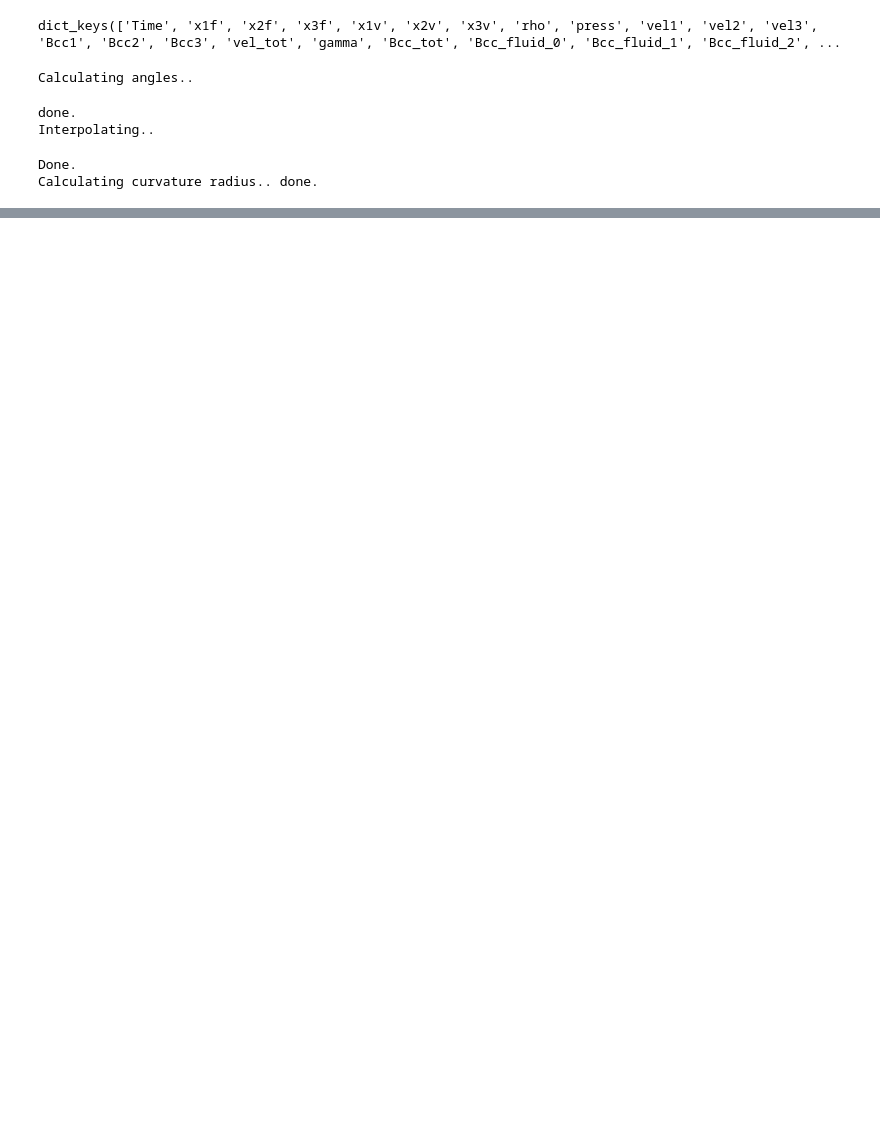
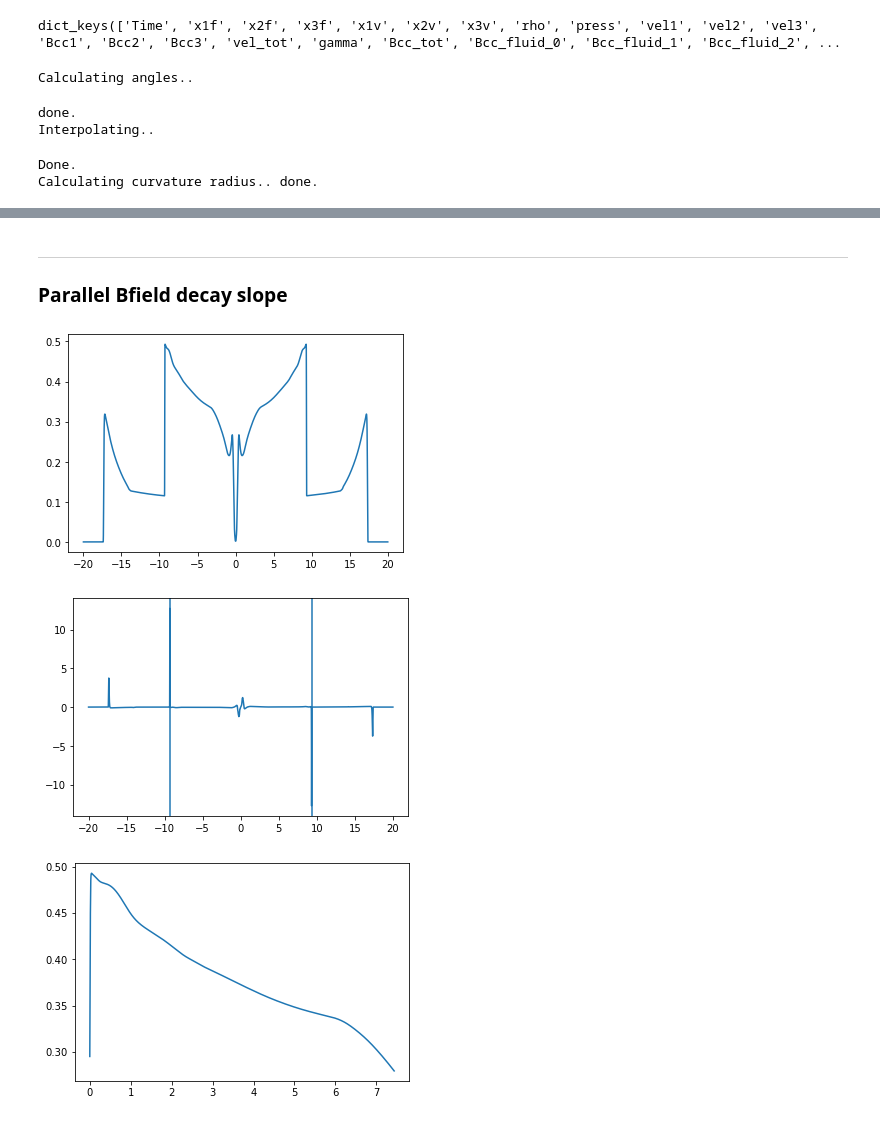
Before and after one commit to ppjanka/Corrugated_internal_shocks, a Jupyter notebook: bin_paper1/polarization_diagnostics.ipynb, the cells around one changed output, grey strips where cells are left out. Cells and saved outputs as stored; diff of their text form; code cells hidden in the pictures; blank space fills up the shorter version.

```diff
--- a/bin_paper1/polarization_diagnostics.ipynb
+++ b/bin_paper1/polarization_diagnostics.ipynb
@@ -255,0 +264,42 @@ print(f'Maximum sensible curvature is log({cmax:.2f}) = {np.log(cmax):.2f}.')
+# %% [markdown]
+---
+### Parallel Bfield decay slope
+# %%
+# 1. find the shocks
+
+filename = sorted(glob('/DATA/Dropbox/LOOTRPV/astro_projects/2020_IntSh2/athena4p2/bin_paper1/corrT2_press/prod1_corr_ampl/results_corr1ampl20/joined_vtk/*.vtk.pkl'))[-1]
+with open(filename, 'rb') as f:
+    data = pkl.load(f)[0]
+
+x = data['x1v']
+y = np.mean(np.abs(data['Bcc2']), axis=0)
+plt.plot(x,y)
+plt.show(); plt.close()
+
+xavg = 0.5*(x[1:]+x[:-1])
+dx = x[1:]-x[:-1]
+dy = y[1:]-y[:-1]
+plt.plot(xavg, dy/dx)
+
+ish = np.argmax(dy/dx), np.argmax(-dy/dx)
+xsh = xavg[ish[0]], xavg[ish[1]]
+plt.axvline(xsh[0])
+plt.axvline(xsh[1])
+
+plt.show(); plt.close()
+
+# 2. collect the data, show as distance from the shock
+
+mid = np.int(len(x) / 2)
+left = y[ish[0]:mid]
+right = y[ish[1]:mid:-1]
+ll = np.int(0.8*min(len(left), len(right)))
+y = 0.5*(left[:ll] + right[:ll])
+x = np.arange(ll)*dx[0]
+
+plt.plot(x,y)
+plt.show(); plt.close()
+# %% [output]
+[figure, added]
+[figure, added]
+[figure, added]
```
Also changed, not shown: parts of 12 cells of this notebook, 2 other files.
